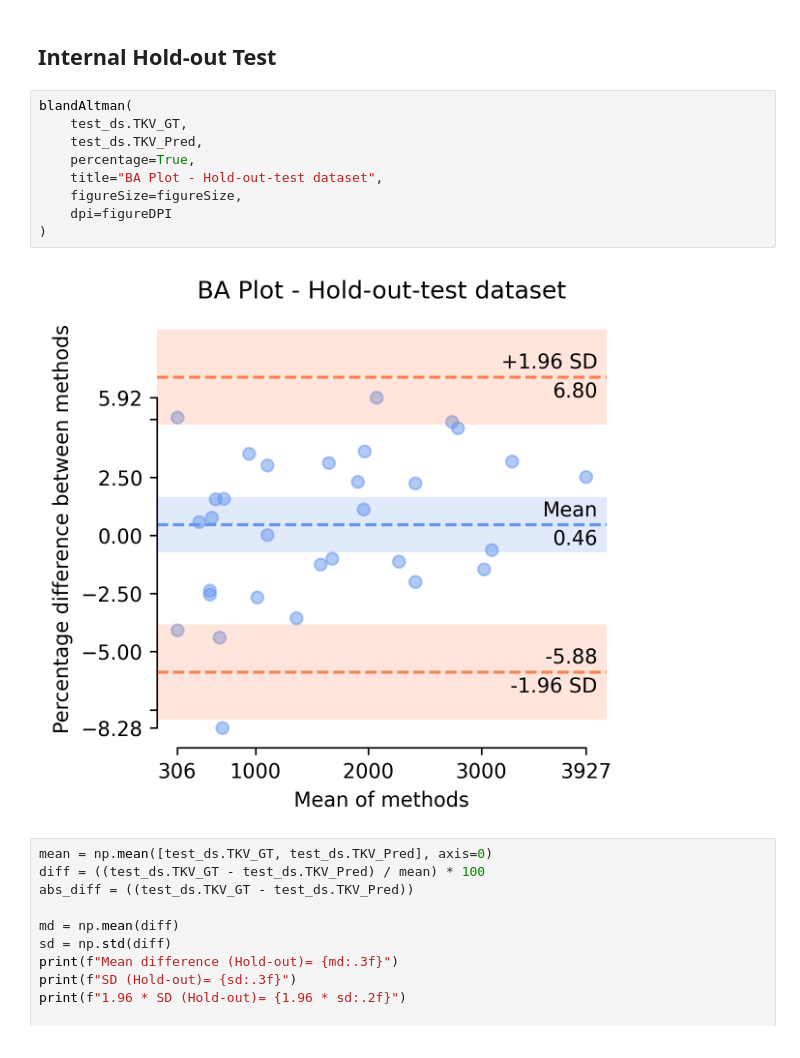
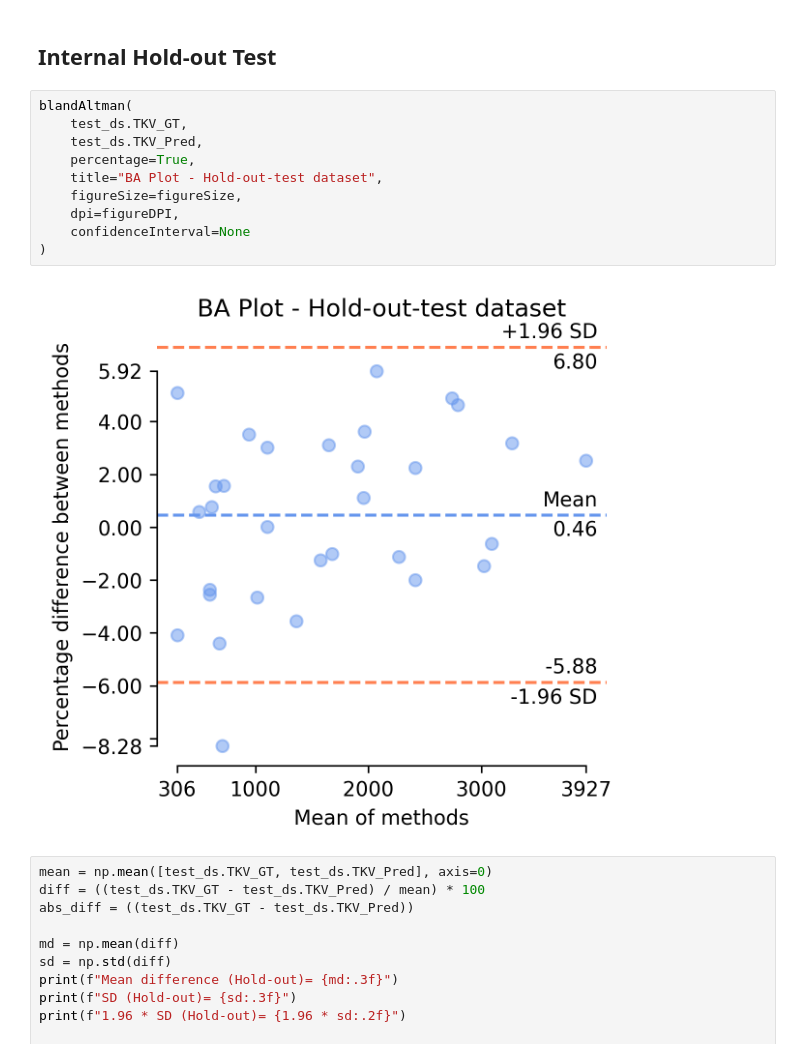
Before and after one commit to aksg87/adpkd-segmentation-pytorch, a Jupyter notebook: results/bland_altman.ipynb, the cells around one changed output. Saved outputs shown, nothing was run; the diff lists cells and outputs as text.

Commit message:
Removes BA confidence interval

```diff
--- a/results/bland_altman.ipynb
+++ b/results/bland_altman.ipynb
@@ -302,14 +303,15 @@ Mean abs diff = 29.558000000000014
 # %%
 blandAltman(
     test_ds.TKV_GT,
     test_ds.TKV_Pred,
     percentage=True,
     title="BA Plot - Hold-out-test dataset",
     figureSize=figureSize,
-    dpi=figureDPI
+    dpi=figureDPI,
+    confidenceInterval=None
 )
 # %% [output]
-[figure, old version]
+[figure, new version]
 # %%
 mean = np.mean([test_ds.TKV_GT, test_ds.TKV_Pred], axis=0)
 diff = ((test_ds.TKV_GT - test_ds.TKV_Pred) / mean) * 100
```
Also changed, not shown: parts of 2 cells of this notebook.
